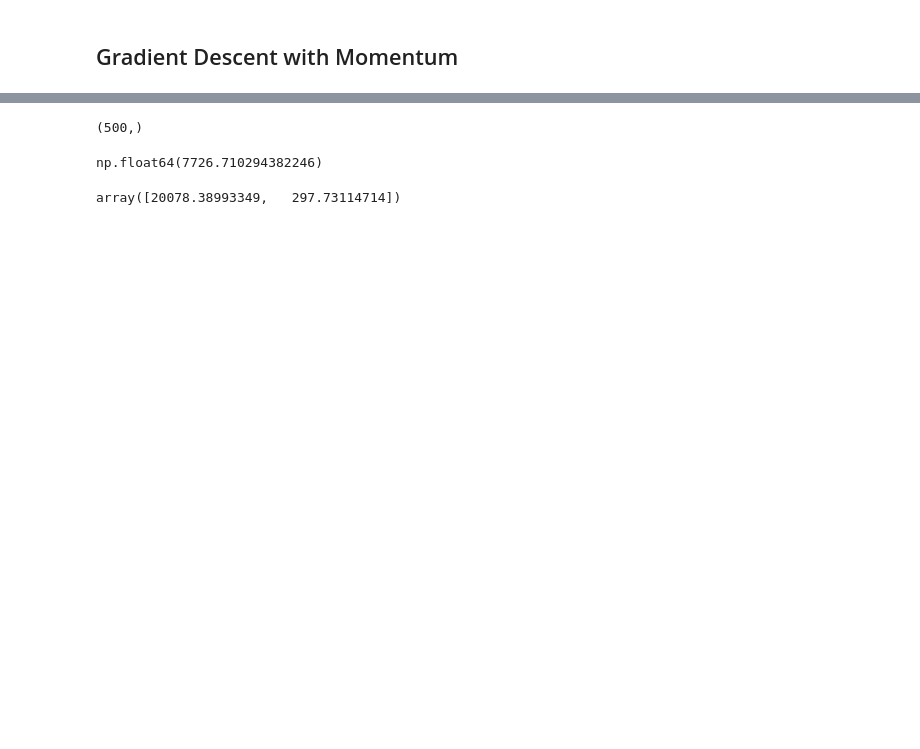
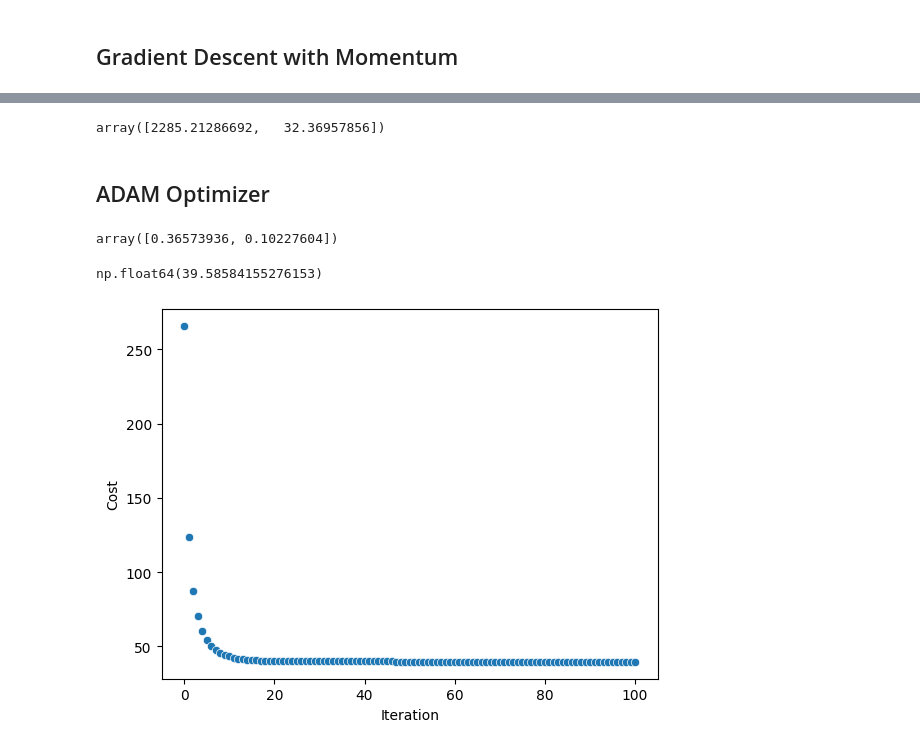
Before and after one commit to joshfpedro/math-328, a Jupyter notebook: numerical_calculus.ipynb, the cells around one changed output, grey strips where cells are left out. Saved outputs shown, nothing was run; the diff lists cells and outputs as text; code cells hidden in the pictures; blank space fills up the shorter version.

```diff
--- a/numerical_calculus.ipynb
+++ b/numerical_calculus.ipynb
@@ -358,13 +344,3 @@ array([  0.        ,   2.04081633,   4.08163265,   6.12244898,
-# %%
-m, b = start_params
-y_pred = m * x_data + b
-
-print(y.shape)
-
-(-2/n) * np.sum(x_data * (y_data - y_pred))
-# %% [output]
-(500,)
-np.float64(7726.710294382246)
 # %%
 num_params = 2 # For simple linear regression, y = mx + b, this is 2
 
@@ -399,4 +375,10 @@ def momentum_optimizer(grad_func, start_params, lr=0.01, gamma=0.9, steps=100):
 # %%
 momentum_optimizer(grad_func, start_params, lr=0.01, gamma=0.9, steps=10)
 # %% [output]
-array([20078.38993349,   297.73114714])
+array([2285.21286692,   32.36957856])
+# %% [markdown]
+## ADAM Optimizer
+# %%
+start_params
+# %% [output]
+array([0.36573936, 0.10227604])
@@ -402,0 +432,14 @@ array([20078.38993349,   297.73114714])
+# %%
+cost_history = adam_optimizer(grad_func, x_data, y_data, lr=0.1, beta1=0.9, beta2=0.999, steps=100)
+
+cost_history[-1]
+# %% [output]
+np.float64(39.58584155276153)
+# %%
+# Plot cost_history
+sns.scatterplot(cost_history)
+plt.xlabel("Iteration")
+plt.ylabel("Cost")
+plt.show()
+# %% [output]
+[figure, added]
```
Also changed, not shown: parts of 11 cells of this notebook.
